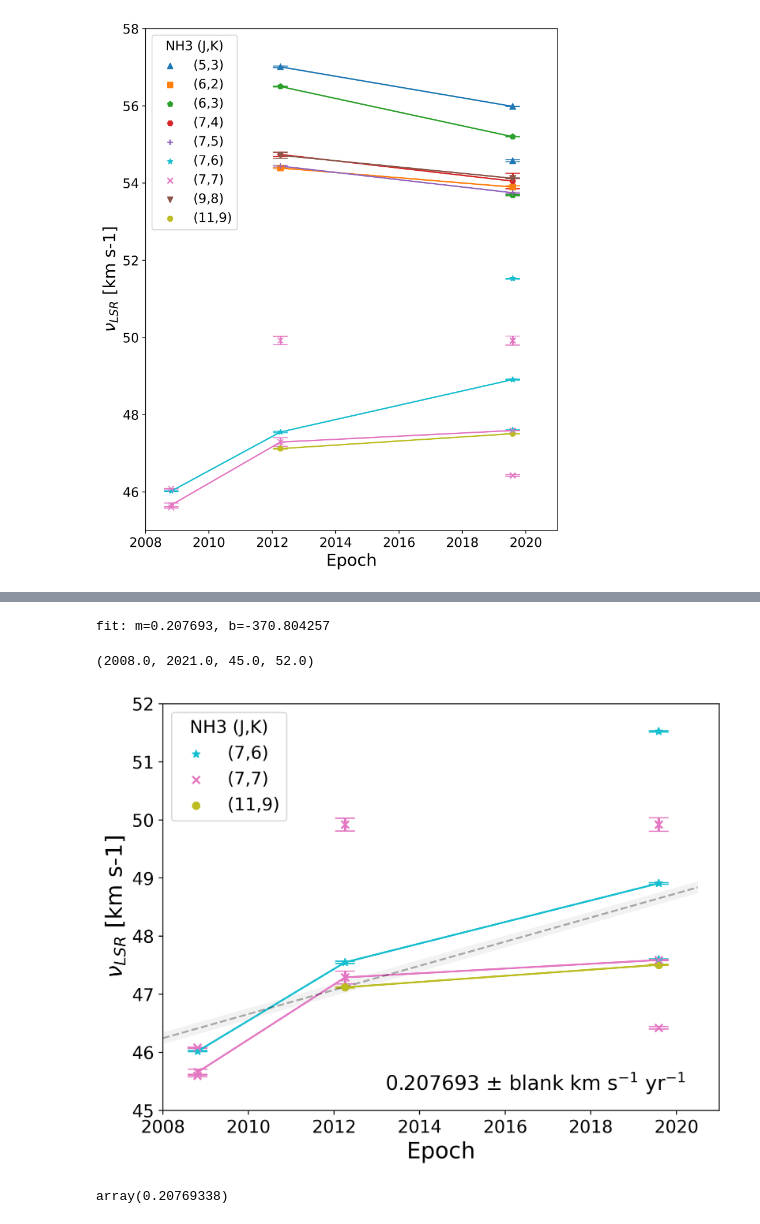
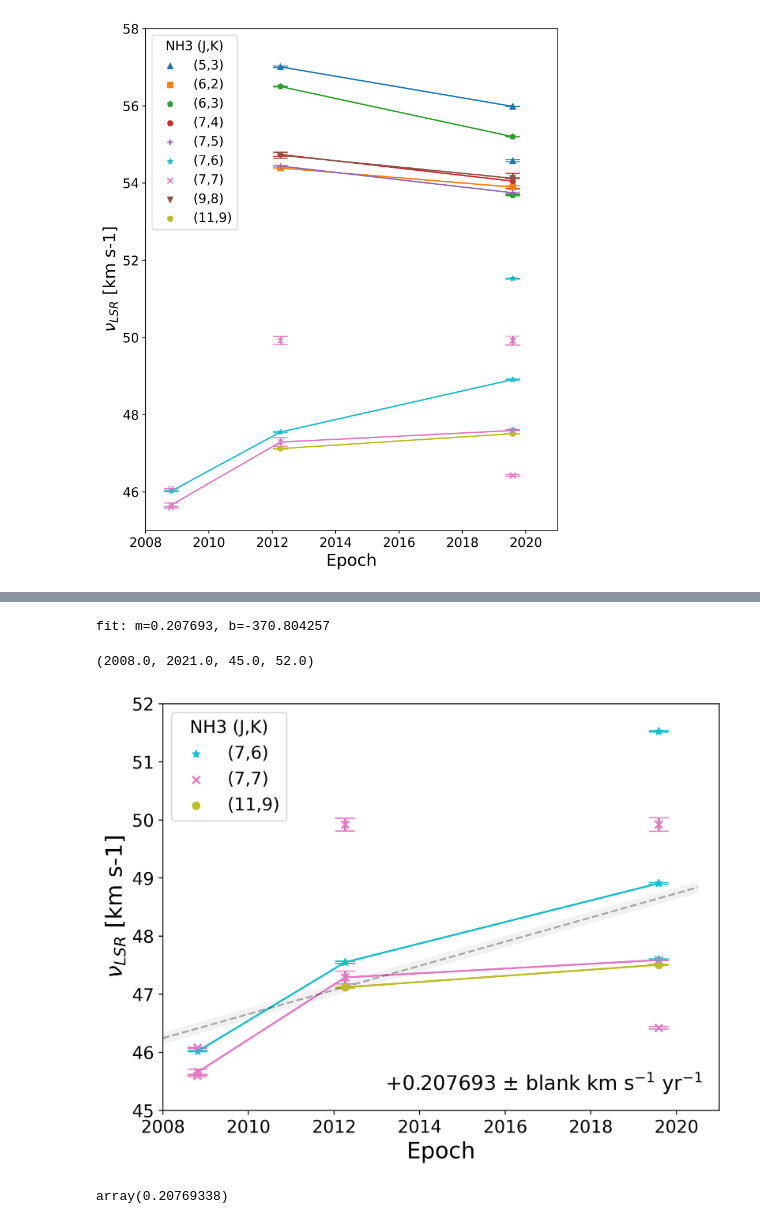
Before and after one commit to GalagaBits/W51-Masers-and-Starforming-Regions, a Jupyter notebook: notebooks/variability_maser_NH3.ipynb, the cells around one changed output, grey strips where cells are left out. Cells and saved outputs as stored; diff of their text form; code cells hidden in the pictures.

```diff
--- a/notebooks/variability_maser_NH3.ipynb
+++ b/notebooks/variability_maser_NH3.ipynb
@@ -192,35 +192,35 @@ plt.plot(line_77[:,0], line_77[:,1], color='tab:pink')
 varibility = np.concatenate(([df.epoch_year[7:10],df.epoch_year[10:13],df.epoch_year[15],
                                epoch_2.decimalyear[9:11],epoch_2.decimalyear[19:24],epoch_2.decimalyear[32]],
                               [df.vlsr_kms[7:10],df.vlsr_kms[10:13],df.vlsr_kms[15],
                               VLSR[9:11],VLSR[19:24],VLSR[32]]))
 
 import matplotlib.pyplot as plt
 from scipy.optimize import curve_fit
 
 def func(x, m, b):
     # y = mx + b
     return (m*x) + b
 
 popt, pcov = curve_fit(func, epoch, V)
 popt
 
 xdata = np.linspace(2008,2020.5,50)
 plt.plot(xdata, func(xdata, *popt),"black", linestyle = '--', alpha=0.3)
 error = 0.1
 ax.fill_between(xdata, func(xdata, *popt) + error,func(xdata, *popt) -error, alpha=0.05, facecolor = 'black')
-ax.text(0.4,0.05,'%0f ± blank km s$^{-1}$ yr$^{-1}$' % popt[0], fontsize = 16, fontname='Times New Roman', transform=ax.transAxes)
+ax.text(0.4,0.05,'+%0f ± blank km s$^{-1}$ yr$^{-1}$' % popt[0], fontsize = 16, fontname='Times New Roman', transform=ax.transAxes)
 
 print('fit: m=%0f, b=%0f' % tuple(popt))
 _ = ax.set_xlabel(f"Epoch", fontsize = 18)
 _ = ax.set_ylabel("$\\nu_{LSR}$ [km s-1]", fontsize = 18)
 tick_fontsize = 16
 ax.legend(title='NH3 (J,K)',fontsize = 14,title_fontsize=14,loc=2)
 ax.tick_params(axis='both', which='major', labelsize=14)
 ax.axis([2008,2021,45,52])
 # %% [output]
 fit: m=0.207693, b=-370.804257
 (2008.0, 2021.0, 45.0, 52.0)
-[figure, old version]
+[figure, new version]
 # %%
 np.array(popt[0])
 # %% [output]
```
Also changed, not shown: parts of 4 cells of this notebook, 3 other files.
